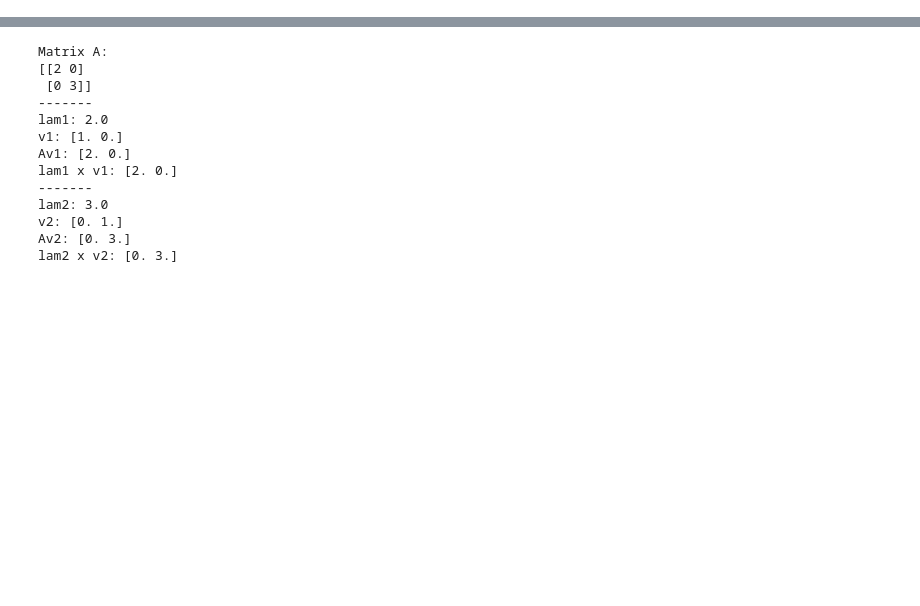
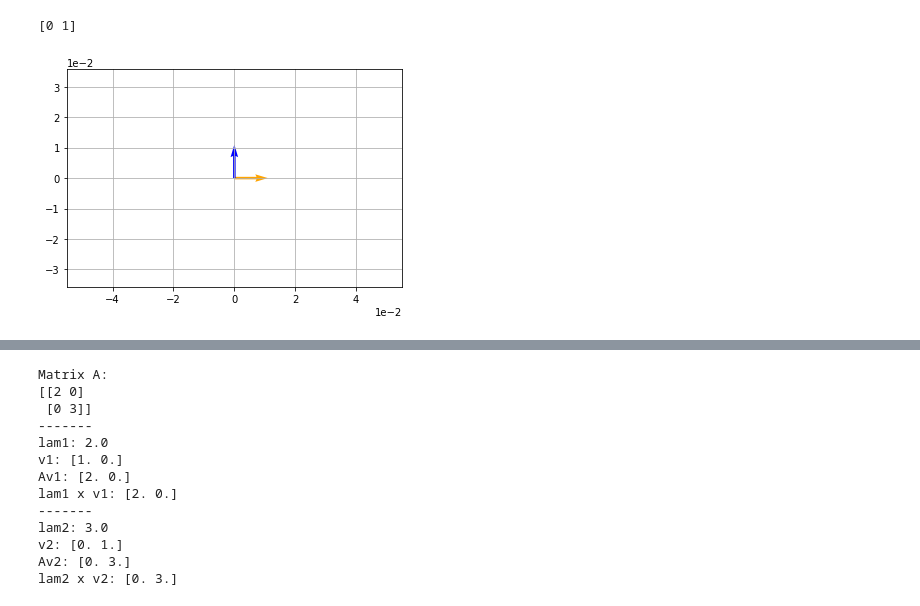
Before and after one commit to MichaelRoberto/code-examples, a Jupyter notebook: modules/mathematics/vectors-and-matrices/transformations-eigenvectors-and-eigenvalues.ipynb, the cells around one changed output, grey strips where cells are left out. Cells and saved outputs as stored; diff of their text form; code cells hidden in the pictures; blank space fills up the shorter version.

```diff
--- a/modules/mathematics/vectors-and-matrices/transformations-eigenvectors-and-eigenvalues.ipynb
+++ b/modules/mathematics/vectors-and-matrices/transformations-eigenvectors-and-eigenvalues.ipynb
@@ -309,0 +135,26 @@ Here's the equivalent code in Python, using the ***eVals*** and ***eVecs*** vari
+# %%
+import numpy as np
+import matplotlib.pyplot as plt
+%matplotlib inline
+
+# Cria o Vetor v.
+v = np.array([1,0])
+
+# Cria a Matriz A.
+A = np.array([[0,-1],
+              [1,0]])
+
+# Aplica a multiplicação.
+t = np.dot(A, v)
+print(t) # Imprime o resultado da multiplicação.
+vecs = np.array([v,t]) # Salva o Vetor "v" e "t".
+
+# Cria um plot/gráfico para demonstrar como fica isso na prática.
+plt.axis('equal')
+plt.grid()
+plt.ticklabel_format(style='sci', axis='both', scilimits=(0,0))
+plt.quiver(0, 0, vecs[:,0], vecs[:,1], color=['orange', 'blue'], scale=10)
+plt.show()
+# %% [output]
+[0 1]
+[figure, added]
```
Also changed, not shown: parts of 70 cells of this notebook, 1 other file.
